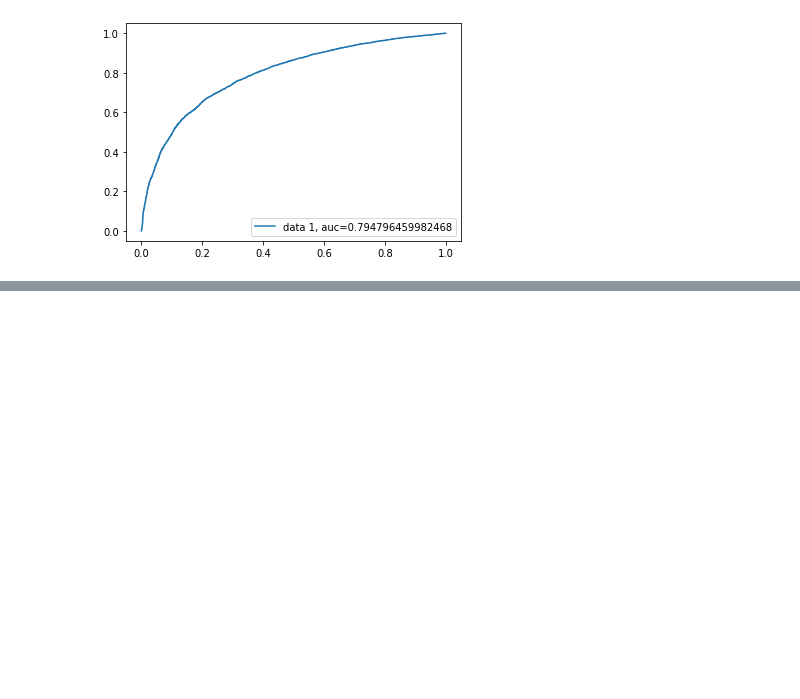
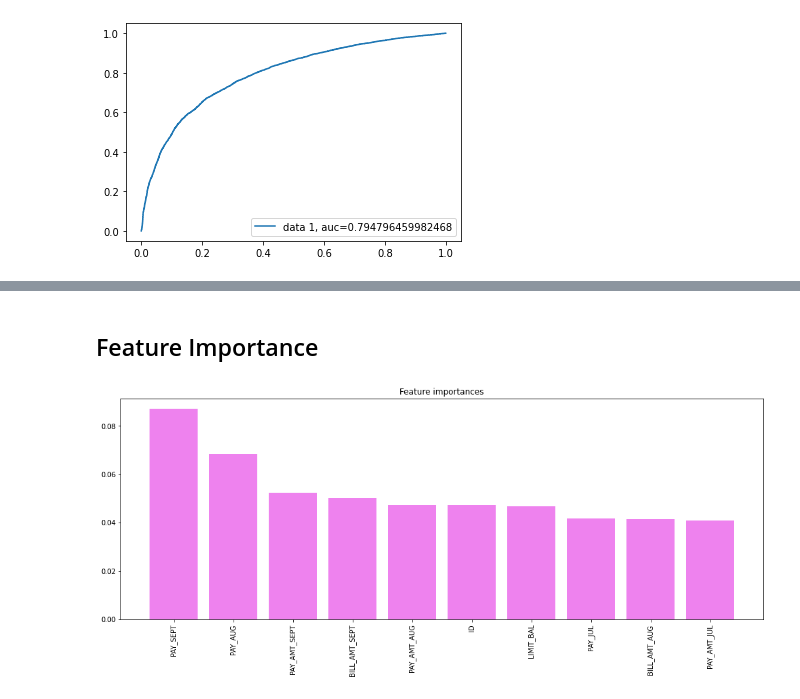
Before and after one commit to dushyantmaharshi/Credit-Card-Default-Prediction, a Jupyter notebook: Credit_Card_Default_Prediction_Capstone_Project.ipynb, the cells around one changed output, grey strips where cells are left out. Saved outputs shown, nothing was run; the diff lists cells and outputs as text; code cells hidden in the pictures; blank space fills up the shorter version.

```diff
--- a/Credit_Card_Default_Prediction_Capstone_Project.ipynb
+++ b/Credit_Card_Default_Prediction_Capstone_Project.ipynb
@@ -816,0 +858,8 @@ plt.show()
+# %%
+# Create parameter grid
+param_grid = {
+    'max_depth': [10,20,30],
+    'min_samples_leaf': [3, 4, 5],
+    'min_samples_split': [5, 8, 10],
+    'n_estimators': [100, 150, 200]
+}
@@ -816,0 +950,15 @@ plt.show()
+# %% [markdown]
+## Feature Importance
+# %%
+# Feature Importance
+feature_importances_rf = pd.DataFrame(optimal_rf_clf.feature_importances_,
+                                   index = cols,
+                                    columns=['importance_rf']).sort_values('importance_rf',ascending=False)[:10]
+plt.subplots(figsize=(17,6))
+plt.title("Feature importances")
+plt.bar(feature_importances_rf.index, feature_importances_rf['importance_rf'],
+        color="violet",  align="center")
+plt.xticks(feature_importances_rf.index, rotation = 90)
+plt.show()
+# %% [output]
+[figure, added]
```
Also changed, not shown: parts of 21 cells of this notebook.
